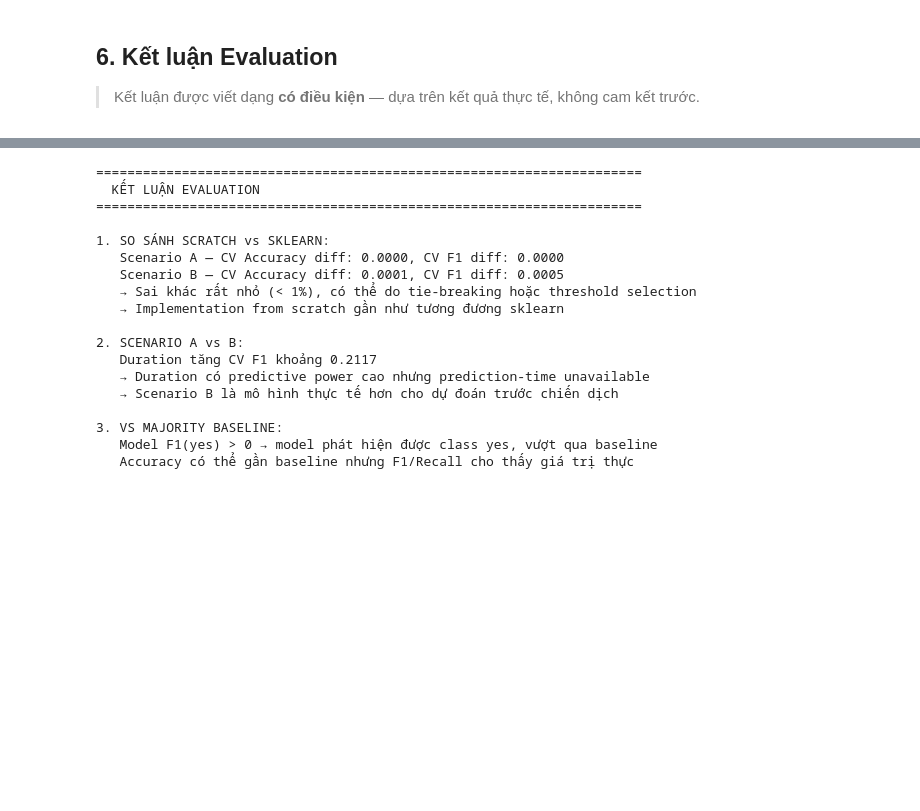
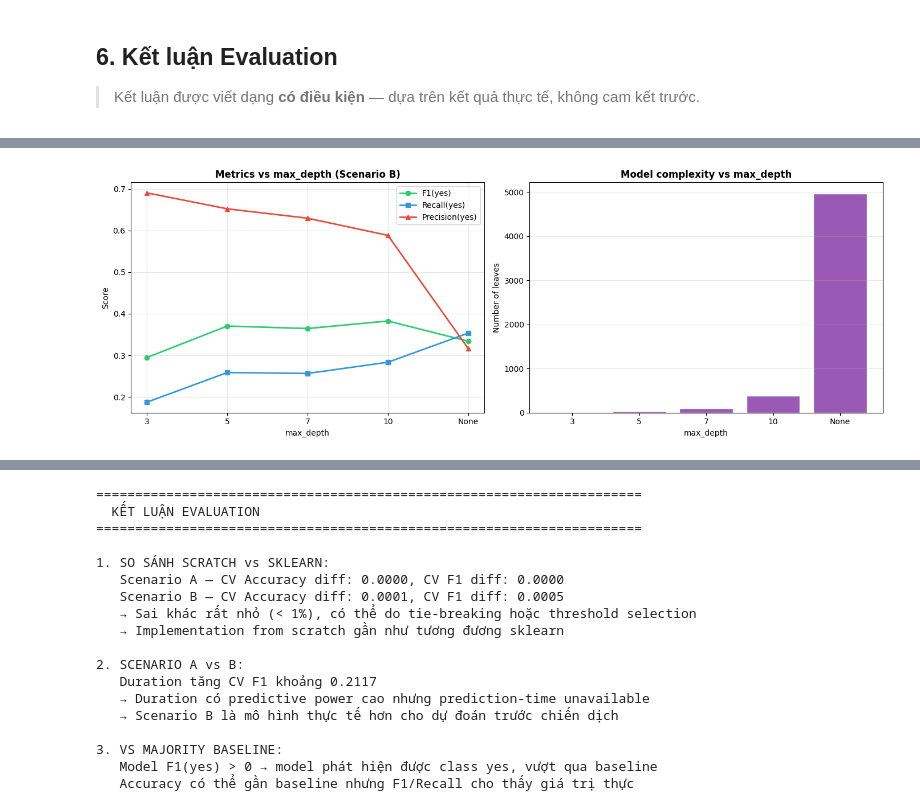
Before and after one commit to thacbaonguyen/data_mining, a Jupyter notebook: notebooks/05_evaluation.ipynb, the cells around one changed output, grey strips where cells are left out. Cells and saved outputs as stored; diff of their text form; code cells hidden in the pictures; blank space fills up the shorter version.

Commit message:
improve: depth analysis, precision/recall trade-off, Vietnamese diacritics, WHY explanation

```diff
--- a/notebooks/05_evaluation.ipynb
+++ b/notebooks/05_evaluation.ipynb
@@ -263,0 +323,37 @@ Metric               Scratch                   Sklearn
+# %%
+# Visualization
+fig, axes = plt.subplots(1, 2, figsize=(14, 5))
+
+labels = [str(d) if d else "None" for d in depths]
+f1_vals = [depth_results[l]["f1"] for l in labels]
+rec_vals = [depth_results[l]["rec"] for l in labels]
+prec_vals = [depth_results[l]["prec"] for l in labels]
+leaf_vals = [depth_results[l]["leaves"] for l in labels]
+
+ax = axes[0]
+x = range(len(labels))
+ax.plot(x, f1_vals, 'o-', label='F1(yes)', color='#2ecc71', linewidth=2)
+ax.plot(x, rec_vals, 's-', label='Recall(yes)', color='#3498db', linewidth=2)
+ax.plot(x, prec_vals, '^-', label='Precision(yes)', color='#e74c3c', linewidth=2)
+ax.set_xticks(x)
+ax.set_xticklabels(labels)
+ax.set_xlabel('max_depth')
+ax.set_ylabel('Score')
+ax.set_title('Metrics vs max_depth (Scenario B)', fontweight='bold')
+ax.legend()
+ax.grid(alpha=0.3)
+
+ax = axes[1]
+ax.bar(x, leaf_vals, color='#9b59b6', edgecolor='white')
+ax.set_xticks(x)
+ax.set_xticklabels(labels)
+ax.set_xlabel('max_depth')
+ax.set_ylabel('Number of leaves')
+ax.set_title('Model complexity vs max_depth', fontweight='bold')
+ax.grid(axis='y', alpha=0.3)
+
+plt.tight_layout()
+plt.savefig(REPORT_DIR + "/05_depth_analysis.png", dpi=150, bbox_inches="tight")
+plt.show()
+# %% [output]
+[figure, added]
```
Also changed, not shown: parts of 4 cells of this notebook, 3 other files.
